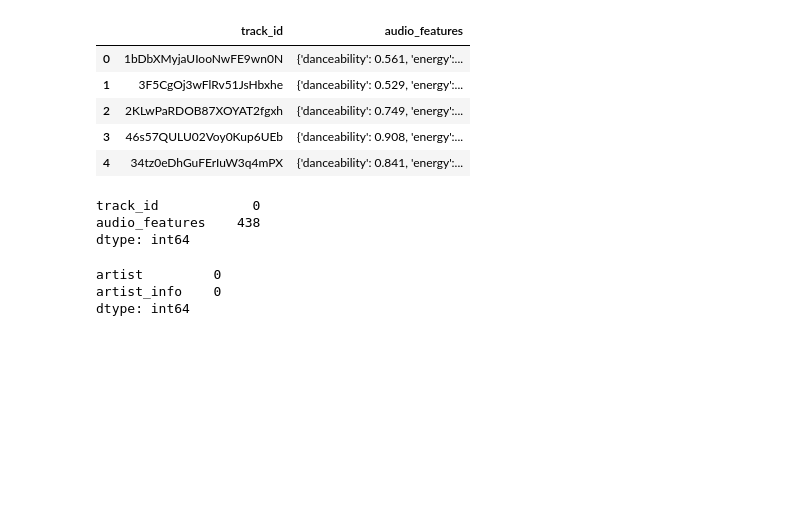
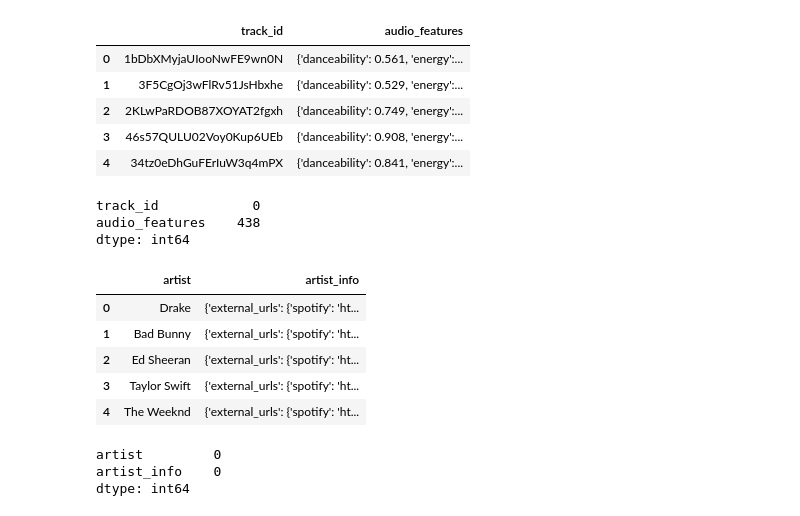
Before and after one commit to anair123/Identifying_Drivers_Of_Song_Popularity_With_Causal_ML, a Jupyter notebook: Exploratory_Data_Analysis.ipynb, the cells around one changed output. Drawn from its saved outputs; the diff is of its cells as text; code cells hidden in the pictures; blank space fills up the shorter version.

```diff
--- a/Exploratory_Data_Analysis.ipynb
+++ b/Exploratory_Data_Analysis.ipynb
@@ -62,6 +62,15 @@ audio_features.isnull().sum()
 track_id            0
 audio_features    438
 dtype: int64
+# %%
+artist_info.head()
+# %% [output]
+|  | artist | artist_info |
+| 0 | Drake | {'external_urls': {'spotify': 'ht... |
+| 1 | Bad Bunny | {'external_urls': {'spotify': 'ht... |
+| 2 | Ed Sheeran | {'external_urls': {'spotify': 'ht... |
+| 3 | Taylor Swift | {'external_urls': {'spotify': 'ht... |
+| 4 | The Weeknd | {'external_urls': {'spotify': 'ht... |
 # %%
 # number of missing values in each feature
 
```
Also changed, not shown: parts of 5 cells of this notebook.
